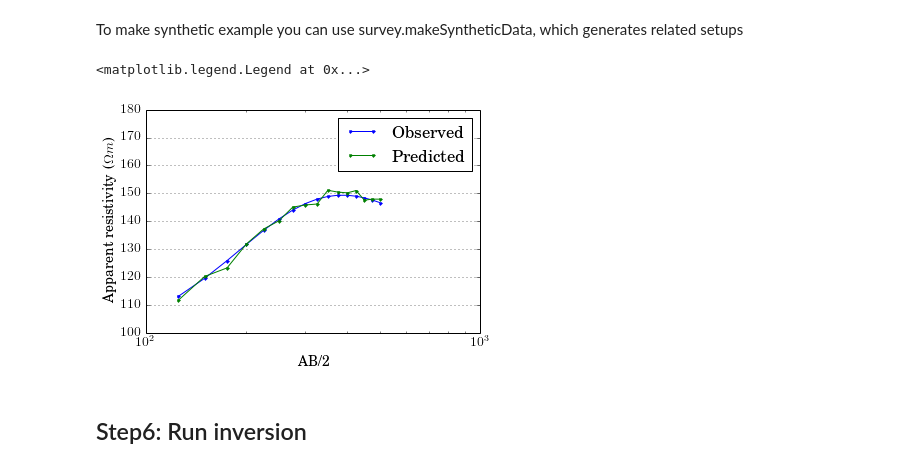
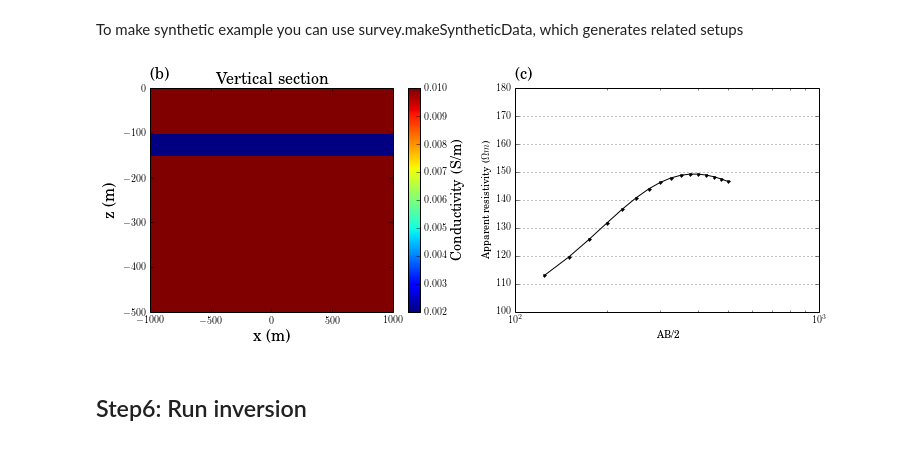
Before and after one commit to simpeg/simpeg, a Jupyter notebook: notebooks/DC_schumberger_Inv.ipynb, the cells around one changed output. Saved outputs shown, nothing was run; the diff lists cells and outputs as text; code cells hidden in the pictures.

```diff
--- a/notebooks/DC_schumberger_Inv.ipynb
+++ b/notebooks/DC_schumberger_Inv.ipynb
@@ -9,3 +7,8 @@ Populating the interactive namespace from numpy and matplotlib
+# %%
+import matplotlib
+import matplotlib.pyplot as plt
+# matplotlib.rcParams.update({'font.size': 16, 'text.usetex': True, 'font.family': 'arial'})
+matplotlib.rcParams.update({'font.size': 16, 'font.family': 'arial'})
 # %% [markdown]
 # 1D DC inversion of Schlumberger array
 # %% [markdown]
@@ -162,18 +174,28 @@ survey.makeSyntheticData(mtrue,std=0.01,force=True)
 # %%
 appres = data*np.pi*b*(b+a)/a
 appres_obs = survey.dobs*np.pi*b*(b+a)/a
-fig, ax = plt.subplots(1,1, figsize = (6, 4))
-ax.semilogx(abhalf, appres, '.-')
-ax.semilogx(abhalf, appres_obs, '.-')
-ax.set_xscale('log')
-ax.set_ylim(100., 180.)
-ax.set_xlabel('AB/2')
-ax.set_ylabel('Apparent resistivity ($\Omega m$)')
-ax.grid(True)
-ax.legend(('Observed', 'Predicted'), loc = 1)
+fig, ax = plt.subplots(1,2, figsize = (12, 4))
+ax[1].semilogx(abhalf, appres, 'k.-')
+ax[1].set_xscale('log')
+ax[1].set_ylim(100., 180.)
+ax[1].set_xlabel('AB/2')
+ax[1].set_ylabel('Apparent resistivity ($\Omega m$)')
+ax[1].grid(True)
+ax[1].text(100, 183, '(c)', fontsize = 16)
+# ax[1].legend(('Observed', 'Predicted'), loc = 1)
+
+dat = mesh.plotSlice((mapping*mtrue), normal='Y', ind = 9, ax = ax[0])
+cb = plt.colorbar(dat[0], ax =ax[0])
+ax[0].set_title("Vertical section", fontsize = 16)
+cb.set_label("Conductivity (S/m)", fontsize = 14)
+ax[0].set_xlabel('x (m)', fontsize = 16)
+ax[0].set_ylabel('z (m)', fontsize = 16)
+ax[0].set_xlim(-1000., 1000.)
+ax[0].set_ylim(-500., 0.)
+ax[0].text(-1000, 20, '(b)', fontsize = 16)
+fig.savefig('DCfwd.png', dpi=200)
 # %% [output]
-<matplotlib.legend.Legend at 0x...>
-[figure, old version]
+[figure, new version]
 # %% [markdown]
 ## Step6: Run inversion
 # %%
```
Also changed, not shown: parts of 9 cells of this notebook, 2 other files.
